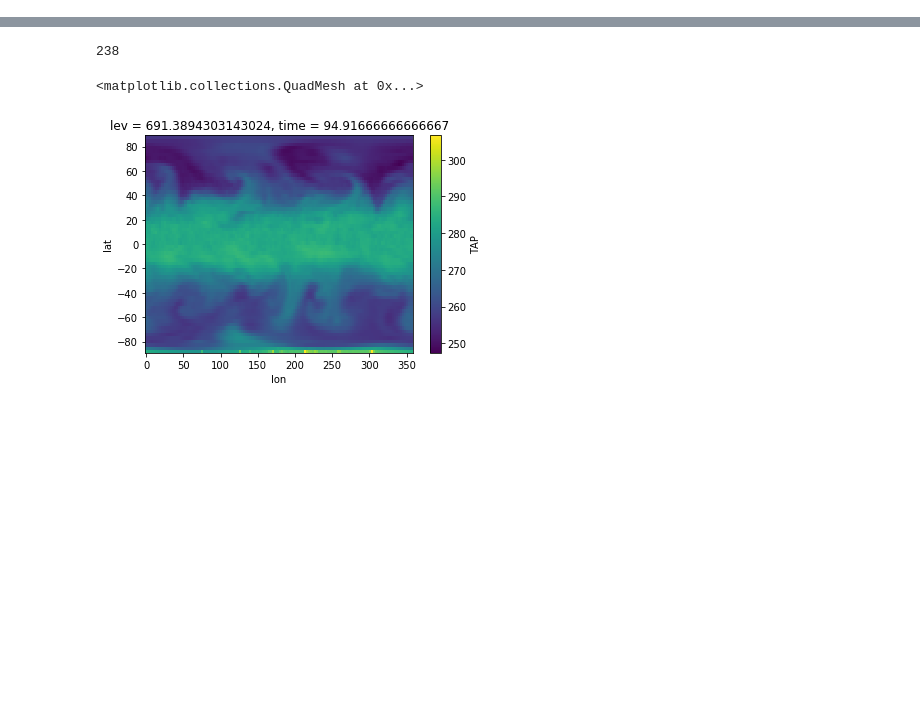
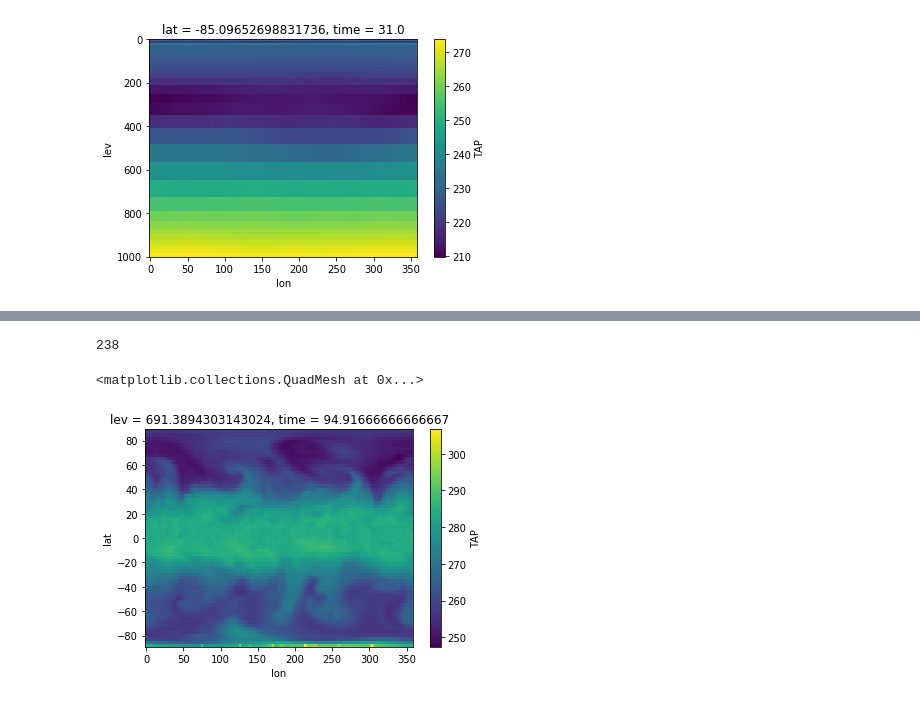
Before and after one commit to raspstephan/CBRAIN-CAM, a Jupyter notebook: notebooks/dev/debug-fluxbp.ipynb, the cells around one changed output, grey strips where cells are left out. Drawn from its saved outputs; the diff is of its cells as text; code cells hidden in the pictures; blank space fills up the shorter version.

```diff
--- a/notebooks/dev/debug-fluxbp.ipynb
+++ b/notebooks/dev/debug-fluxbp.ipynb
@@ -23,2 +52,6 @@ ds3['TAP'].isel(time=-2, lev=20).plot();
+# %%
+ds3['TAP'].isel(time=0, lat=1).plot(yincrease=False);
+# %% [output]
+[figure, added]
 # %%
 fig, axes = plt.subplots(1, 2, figsize=(15, 6))
```
Also changed, not shown: parts of 13 cells of this notebook.
